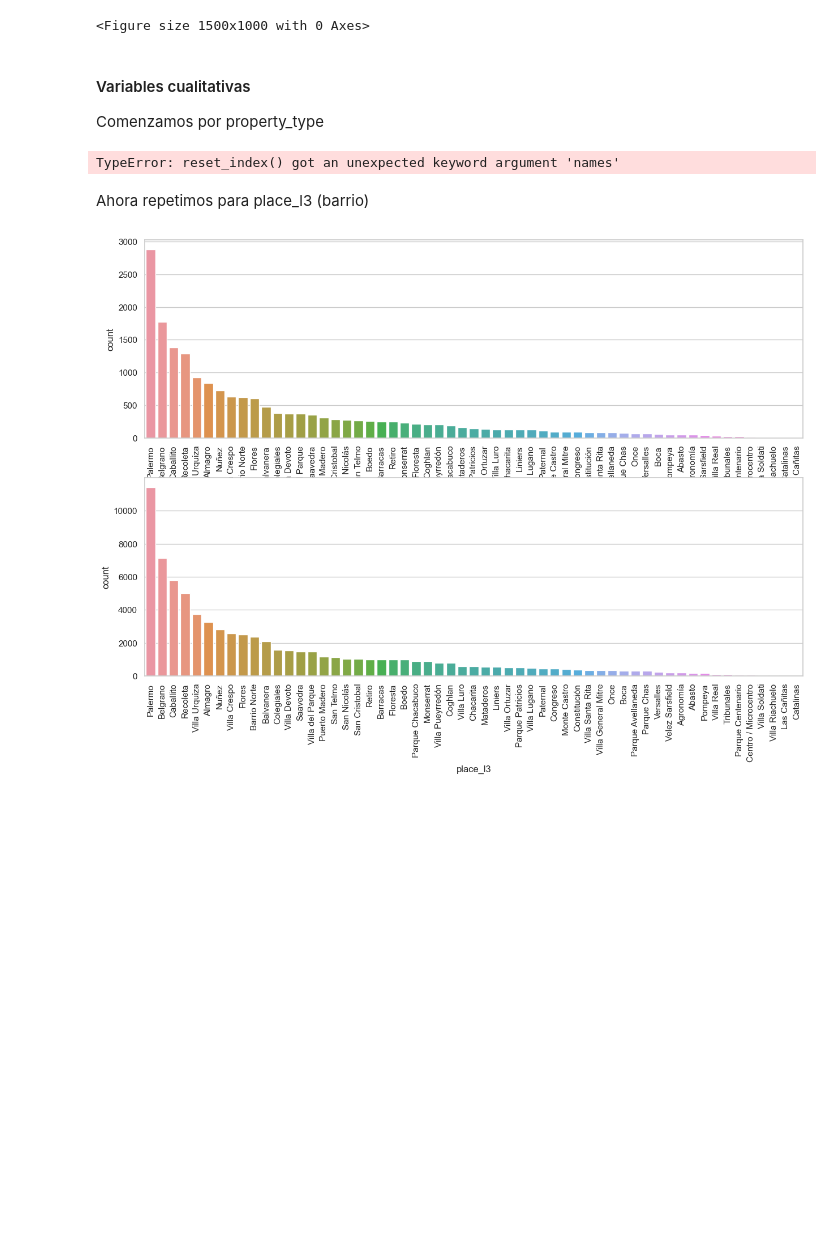
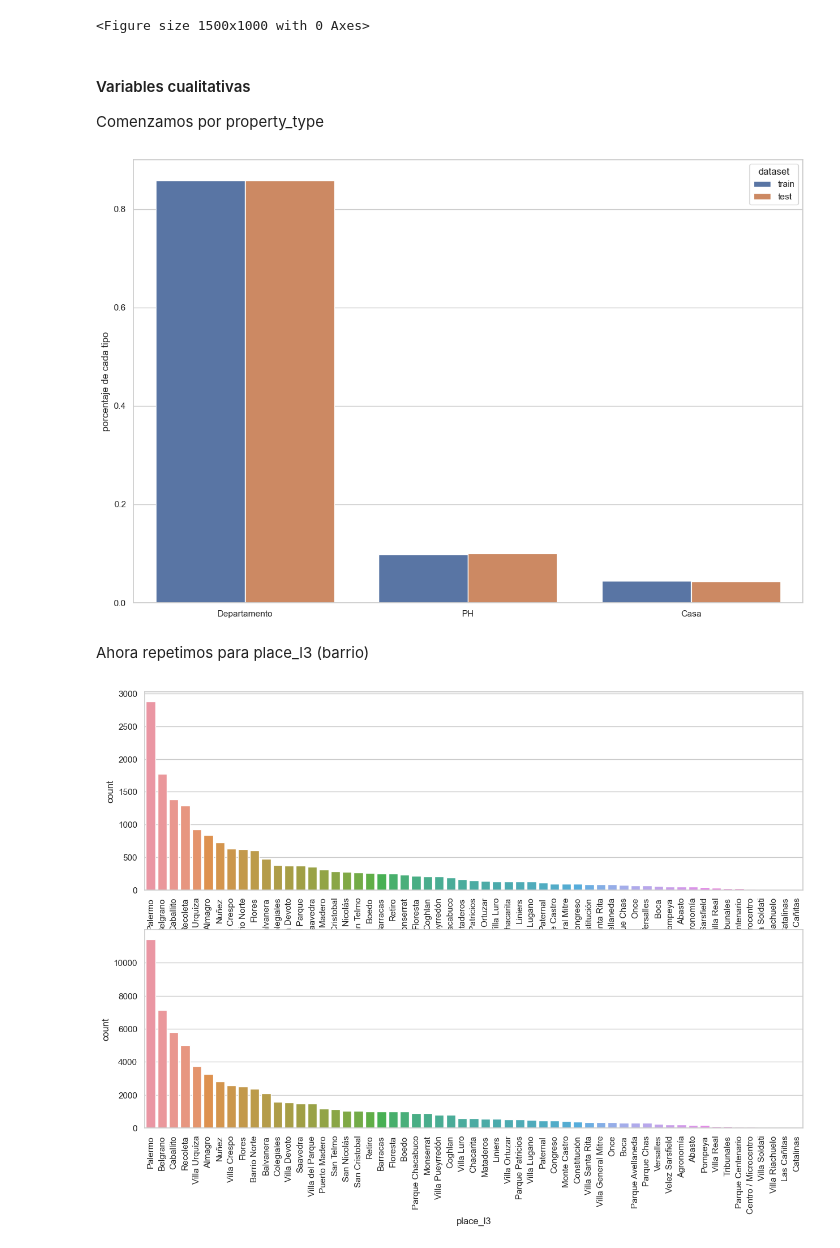
Before and after one commit to franjuarez/7506R-2C2022-GRUPO21, a Jupyter notebook: 7506R_TP1_GRUPO21_ENTREGA.ipynb, the cells around one changed output. Cells and saved outputs as stored; diff of their text form; code cells hidden in the pictures; blank space fills up the shorter version.

```diff
--- a/7506R_TP1_GRUPO21_ENTREGA.ipynb
+++ b/7506R_TP1_GRUPO21_ENTREGA.ipynb
@@ -327,21 +328,20 @@ Comenzamos por property_type
 # %%
 # fig, axs = plt.subplots(1, 2, figsize=(15, 10))
 
-df_property_type_train = ds_propiedades_train.property_type.value_counts(normalize=True).to_frame(name="porcentaje de cada tipo").reset_index(names=["tipos de propiedad"])
-df_property_type_test = ds_propiedades_test.property_type.value_counts(normalize=True).to_frame(name="porcentaje de cada tipo").reset_index(names=["tipos de propiedad"])
+df_property_type_train = ds_propiedades_train.property_type.value_counts(normalize=True).to_frame(name="porcentaje de cada tipo")
+df_property_type_test = ds_propiedades_test.property_type.value_counts(normalize=True).to_frame(name="porcentaje de cada tipo")
 
 df_property_type_train['dataset'] = 'train'
 df_property_type_test['dataset'] = 'test'
 
 df_property_type = pd.concat([df_property_type_train, df_property_type_test])
 
 plt.figure(figsize=(15, 10))
-sns.barplot(x='tipos de propiedad', y='porcentaje de cada tipo', data=df_property_type, hue='dataset')
+sns.barplot(data=df_property_type, x=df_property_type.index, y='porcentaje de cada tipo', hue='dataset')
 
 plt.show()
-df_property_type
 # %% [output]
-TypeError: reset_index() got an unexpected keyword argument 'names'
+[figure, added]
 # %% [markdown]
 Ahora repetimos para place_l3 (barrio)
 # %%
```
Also changed, not shown: parts of 16 cells of this notebook.
